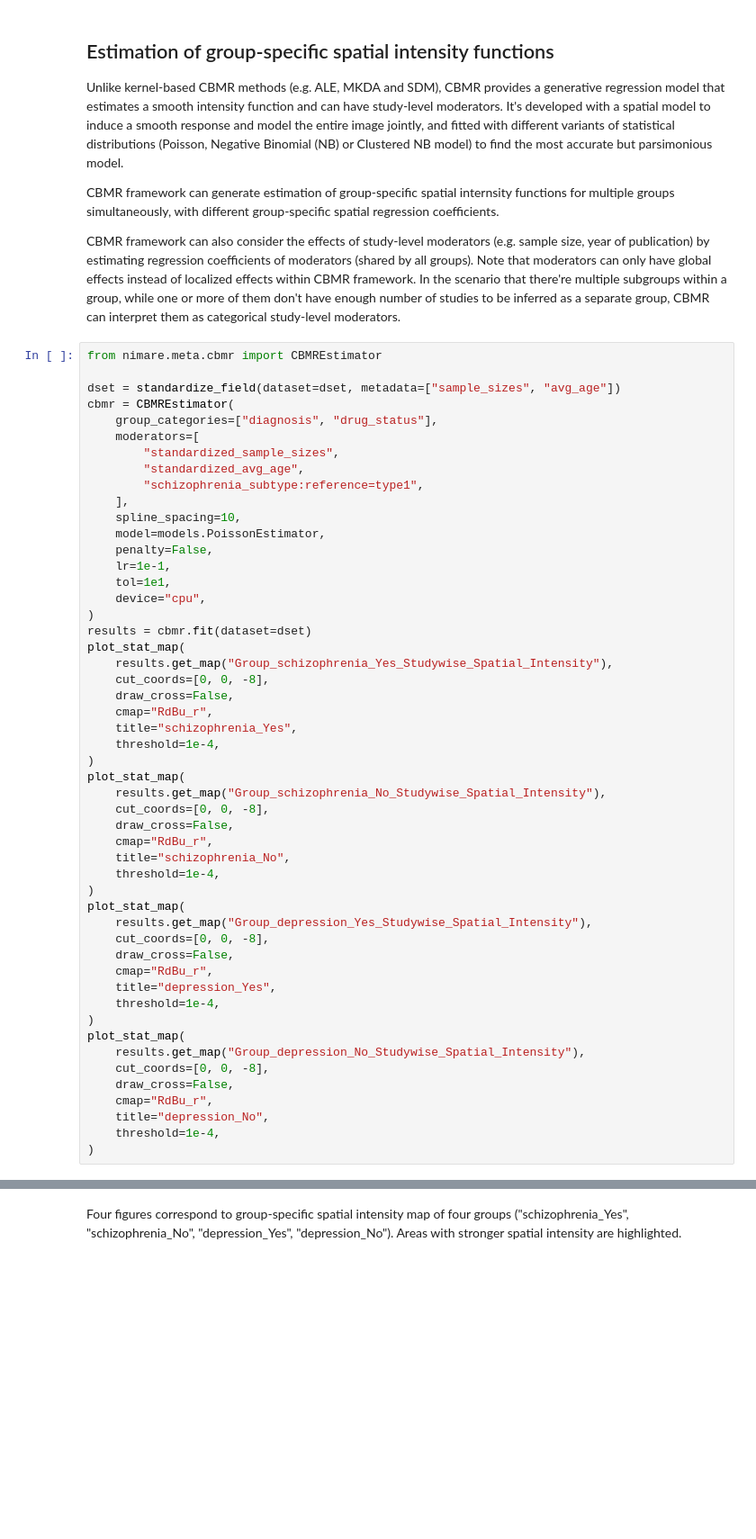
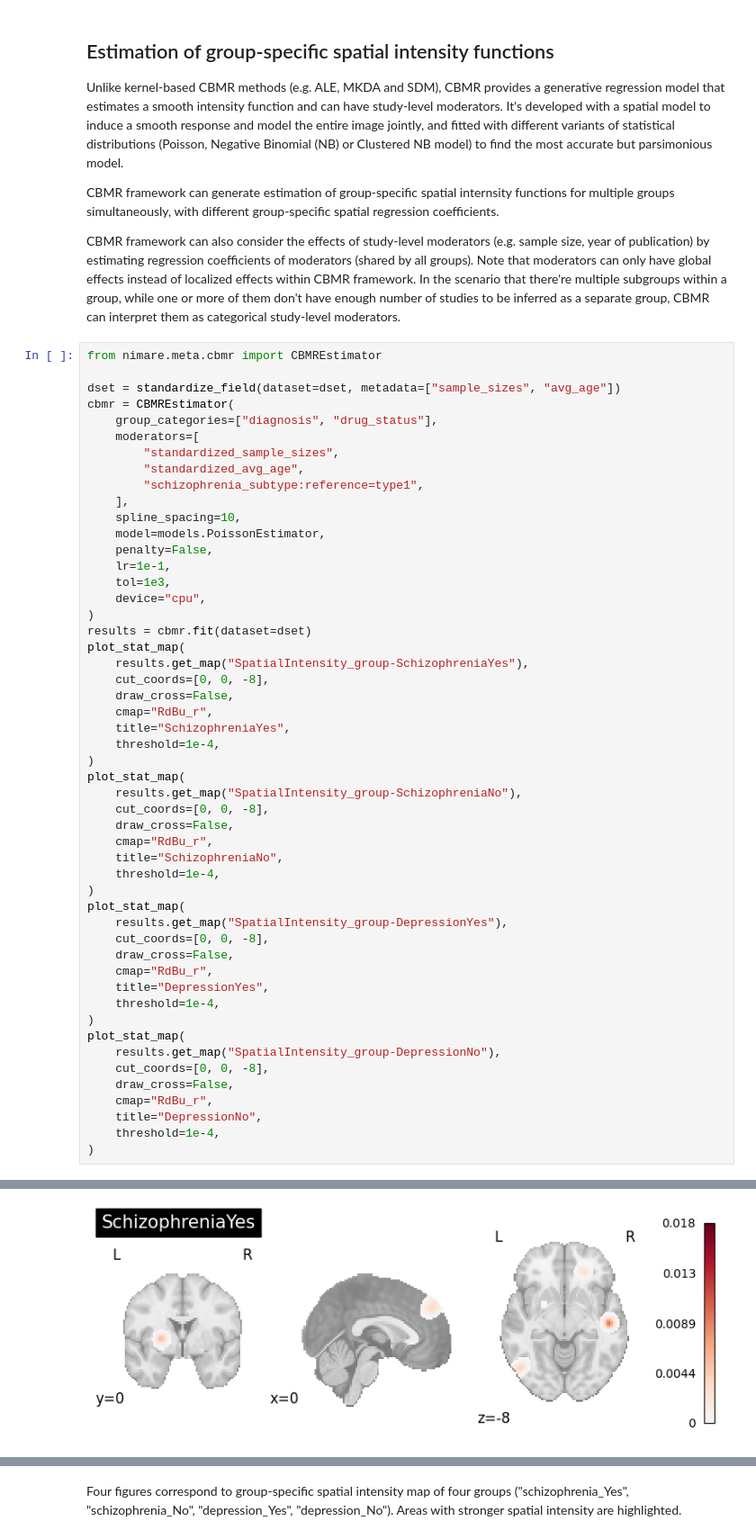
Before and after one commit to neurostuff/NiMARE, a Jupyter notebook: examples/02_meta-analyses/10_plot_cbmr.ipynb, the cells around one changed output, grey strips where cells are left out. Shown at 90% size. Cells and saved outputs as stored; diff of their text form; blank space fills up the shorter version.

```diff
--- a/examples/02_meta-analyses/10_plot_cbmr.ipynb
+++ b/examples/02_meta-analyses/10_plot_cbmr.ipynb
@@ -78,39 +78,40 @@ cbmr = CBMREstimator(
     model=models.PoissonEstimator,
     penalty=False,
     lr=1e-1,
-    tol=1e1,
+    tol=1e3,
     device="cpu",
 )
 results = cbmr.fit(dataset=dset)
 plot_stat_map(
-    results.get_map("Group_schizophrenia_Yes_Studywise_Spatial_Intensity"),
+    results.get_map("SpatialIntensity_group-SchizophreniaYes"),
     cut_coords=[0, 0, -8],
     draw_cross=False,
     cmap="RdBu_r",
-    title="schizophrenia_Yes",
+    title="SchizophreniaYes",
     threshold=1e-4,
 )
 plot_stat_map(
-    results.get_map("Group_schizophrenia_No_Studywise_Spatial_Intensity"),
+    results.get_map("SpatialIntensity_group-SchizophreniaNo"),
     cut_coords=[0, 0, -8],
     draw_cross=False,
     cmap="RdBu_r",
-    title="schizophrenia_No",
+    title="SchizophreniaNo",
     threshold=1e-4,
 )
 plot_stat_map(
-    results.get_map("Group_depression_Yes_Studywise_Spatial_Intensity"),
+    results.get_map("SpatialIntensity_group-DepressionYes"),
     cut_coords=[0, 0, -8],
     draw_cross=False,
     cmap="RdBu_r",
-    title="depression_Yes",
+    title="DepressionYes",
     threshold=1e-4,
 )
 plot_stat_map(
-    results.get_map("Group_depression_No_Studywise_Spatial_Intensity"),
+    results.get_map("SpatialIntensity_group-DepressionNo"),
     cut_coords=[0, 0, -8],
     draw_cross=False,
     cmap="RdBu_r",
-    title="depression_No",
+    title="DepressionNo",
     threshold=1e-4,
 )
+# %% [output]
@@ -116,0 +120 @@ plot_stat_map(
+[figure, added]
```
Also changed, not shown: parts of 12 cells of this notebook, 5 other files.
